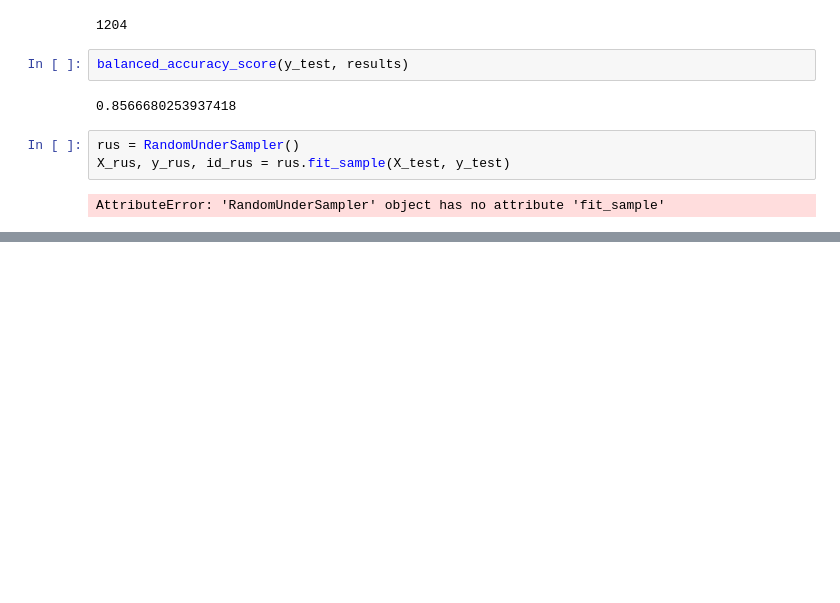
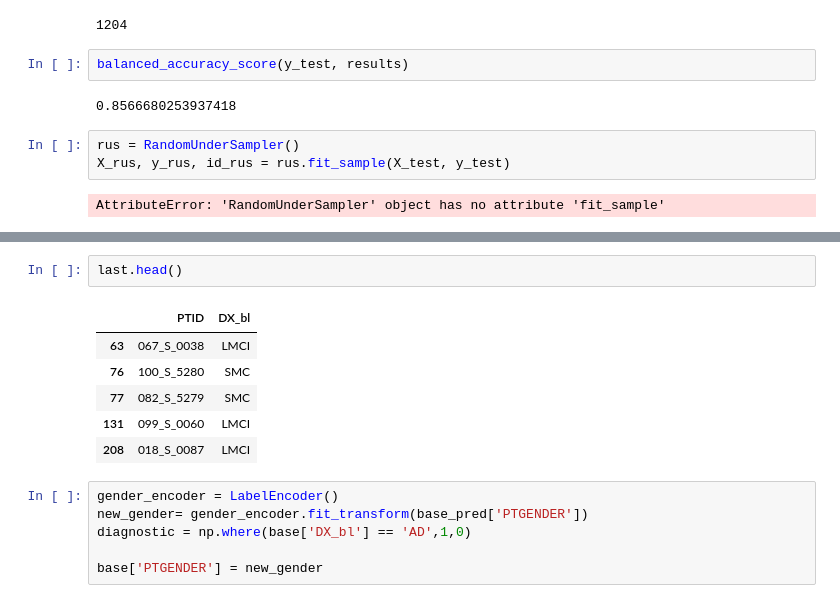
Before and after one commit to V1ncenttt/FYP-Alzheimer-Harmonisation, a Jupyter notebook: src/harmonisation.ipynb, the cells around one changed output, grey strips where cells are left out. Saved outputs shown, nothing was run; the diff lists cells and outputs as text; blank space fills up the shorter version.

```diff
--- a/src/harmonisation.ipynb
+++ b/src/harmonisation.ipynb
@@ -294,0 +346,15 @@ AttributeError: 'RandomUnderSampler' object has no attribute 'fit_sample'
+# %%
+last.head()
+# %% [output]
+|  | PTID | DX_bl |
+| 63 | 067_S_0038 | LMCI |
+| 76 | 100_S_5280 | SMC |
+| 77 | 082_S_5279 | SMC |
+| 131 | 099_S_0060 | LMCI |
+| 208 | 018_S_0087 | LMCI |
+# %%
+gender_encoder = LabelEncoder()
+new_gender= gender_encoder.fit_transform(base_pred['PTGENDER'])
+diagnostic = np.where(base['DX_bl'] == 'AD',1,0)
+
+base['PTGENDER'] = new_gender
```
Also changed, not shown: parts of 6 cells of this notebook, 2 other files.
